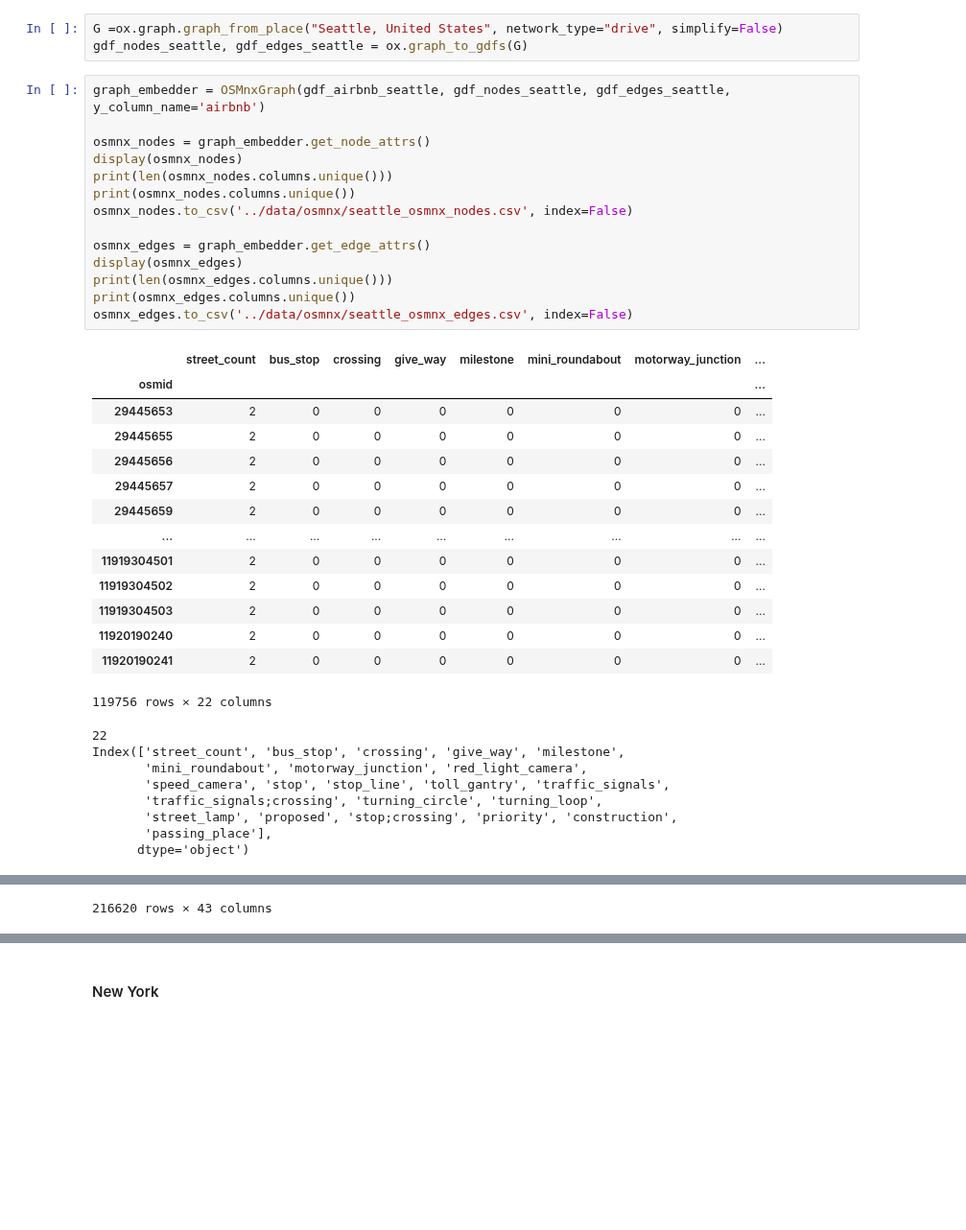
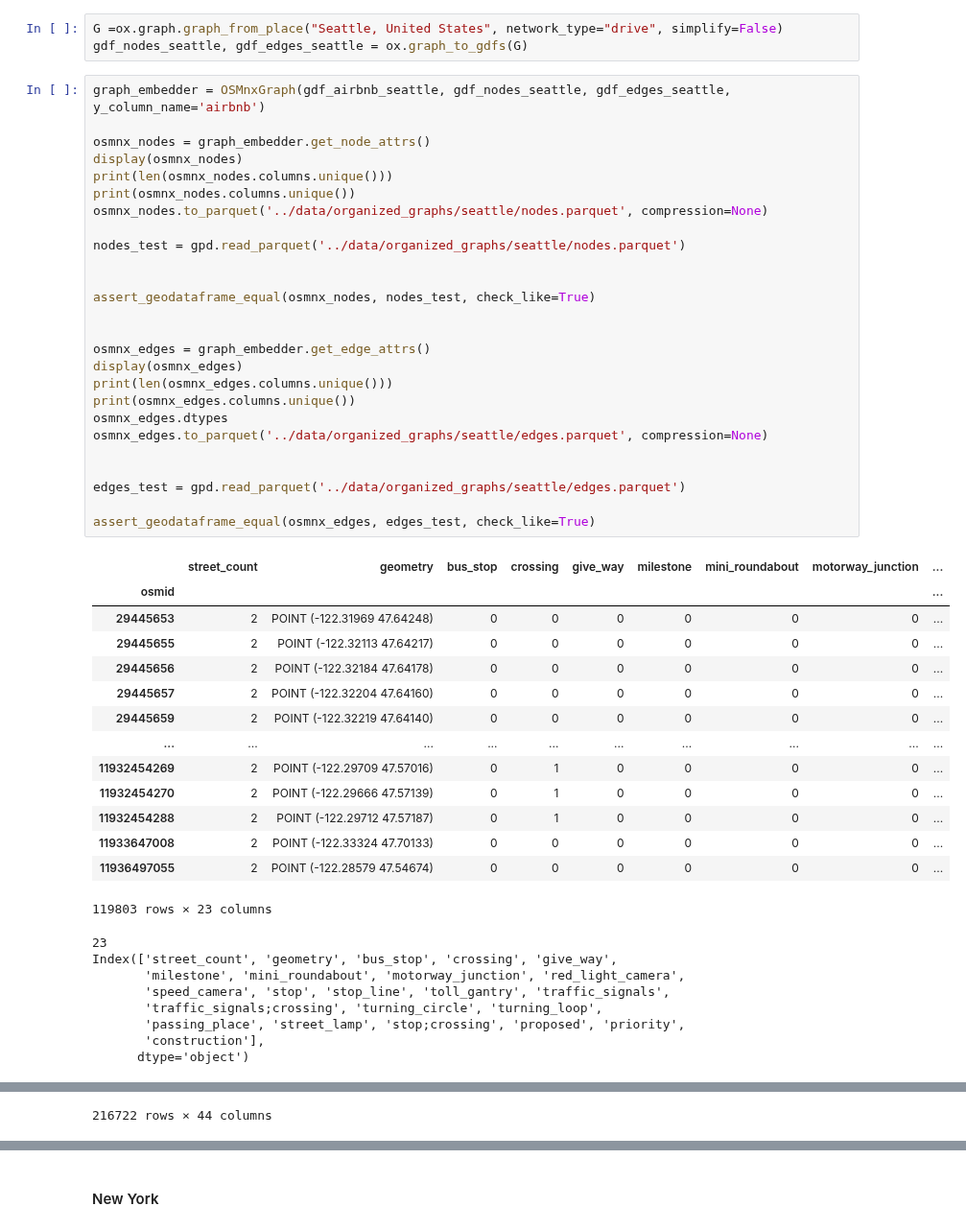
Before and after one commit to StaszekM/gradient, a Jupyter notebook: notebooks/osmnx_attributes.ipynb, the cells around one changed output, grey strips where cells are left out. Shown at 96% size. Drawn from its saved outputs; the diff is of its cells as text; blank space fills up the shorter version.

```diff
--- a/notebooks/osmnx_attributes.ipynb
+++ b/notebooks/osmnx_attributes.ipynb
@@ -78,37 +81,49 @@ gdf_nodes_seattle, gdf_edges_seattle = ox.graph_to_gdfs(G)
 # %%
 graph_embedder = OSMnxGraph(gdf_airbnb_seattle, gdf_nodes_seattle, gdf_edges_seattle, y_column_name='airbnb')
 
 osmnx_nodes = graph_embedder.get_node_attrs()
 display(osmnx_nodes)
 print(len(osmnx_nodes.columns.unique()))
 print(osmnx_nodes.columns.unique())
-osmnx_nodes.to_csv('../data/osmnx/seattle_osmnx_nodes.csv', index=False)
+osmnx_nodes.to_parquet('../data/organized_graphs/seattle/nodes.parquet', compression=None)
+
+nodes_test = gpd.read_parquet('../data/organized_graphs/seattle/nodes.parquet')
+
+
+assert_geodataframe_equal(osmnx_nodes, nodes_test, check_like=True)
+
 
 osmnx_edges = graph_embedder.get_edge_attrs()
 display(osmnx_edges)
 print(len(osmnx_edges.columns.unique()))
 print(osmnx_edges.columns.unique())
-osmnx_edges.to_csv('../data/osmnx/seattle_osmnx_edges.csv', index=False)
+osmnx_edges.dtypes
+osmnx_edges.to_parquet('../data/organized_graphs/seattle/edges.parquet', compression=None)
+
+
+edges_test = gpd.read_parquet('../data/organized_graphs/seattle/edges.parquet')
+
+assert_geodataframe_equal(osmnx_edges, edges_test, check_like=True)
 # %% [output]
-|  | street_count | bus_stop | crossing | give_way | milestone | mini_roundabout | motorway_junction | ... |
-| osmid |  |  |  |  |  |  |  | ... |
-| 29445653 | 2 | 0 | 0 | 0 | 0 | 0 | 0 | ... |
-| 29445655 | 2 | 0 | 0 | 0 | 0 | 0 | 0 | ... |
-| 29445656 | 2 | 0 | 0 | 0 | 0 | 0 | 0 | ... |
-| 29445657 | 2 | 0 | 0 | 0 | 0 | 0 | 0 | ... |
-| 29445659 | 2 | 0 | 0 | 0 | 0 | 0 | 0 | ... |
-| ... | ... | ... | ... | ... | ... | ... | ... | ... |
-| 11919304501 | 2 | 0 | 0 | 0 | 0 | 0 | 0 | ... |
-| 11919304502 | 2 | 0 | 0 | 0 | 0 | 0 | 0 | ... |
-| 11919304503 | 2 | 0 | 0 | 0 | 0 | 0 | 0 | ... |
-| 11920190240 | 2 | 0 | 0 | 0 | 0 | 0 | 0 | ... |
-| 11920190241 | 2 | 0 | 0 | 0 | 0 | 0 | 0 | ... |
+|  | street_count | geometry | bus_stop | crossing | give_way | milestone | mini_roundabout | motorway_junction | ... |
+| osmid |  |  |  |  |  |  |  |  | ... |
+| 29445653 | 2 | POINT (-122.31969 47.64248) | 0 | 0 | 0 | 0 | 0 | 0 | ... |
+| 29445655 | 2 | POINT (-122.32113 47.64217) | 0 | 0 | 0 | 0 | 0 | 0 | ... |
+| 29445656 | 2 | POINT (-122.32184 47.64178) | 0 | 0 | 0 | 0 | 0 | 0 | ... |
+| 29445657 | 2 | POINT (-122.32204 47.64160) | 0 | 0 | 0 | 0 | 0 | 0 | ... |
+| 29445659 | 2 | POINT (-122.32219 47.64140) | 0 | 0 | 0 | 0 | 0 | 0 | ... |
+| ... | ... | ... | ... | ... | ... | ... | ... | ... | ... |
+| 11932454269 | 2 | POINT (-122.29709 47.57016) | 0 | 1 | 0 | 0 | 0 | 0 | ... |
+| 11932454270 | 2 | POINT (-122.29666 47.57139) | 0 | 1 | 0 | 0 | 0 | 0 | ... |
+| 11932454288 | 2 | POINT (-122.29712 47.57187) | 0 | 1 | 0 | 0 | 0 | 0 | ... |
+| 11933647008 | 2 | POINT (-122.33324 47.70133) | 0 | 0 | 0 | 0 | 0 | 0 | ... |
+| 11936497055 | 2 | POINT (-122.28579 47.54674) | 0 | 0 | 0 | 0 | 0 | 0 | ... |
-119756 rows × 22 columns
+119803 rows × 23 columns
-22
-Index(['street_count', 'bus_stop', 'crossing', 'give_way', 'milestone',
-       'mini_roundabout', 'motorway_junction', 'red_light_camera',
+23
+Index(['street_count', 'geometry', 'bus_stop', 'crossing', 'give_way',
+       'milestone', 'mini_roundabout', 'motorway_junction', 'red_light_camera',
        'speed_camera', 'stop', 'stop_line', 'toll_gantry', 'traffic_signals',
        'traffic_signals;crossing', 'turning_circle', 'turning_loop',
-       'street_lamp', 'proposed', 'stop;crossing', 'priority', 'construction',
-       'passing_place'],
+       'passing_place', 'street_lamp', 'stop;crossing', 'proposed', 'priority',
+       'construction'],
       dtype='object')
@@ -128 +143 @@ Index(['street_count', 'bus_stop', 'crossing', 'give_way', 'milestone',
-216620 rows × 43 columns
+216722 rows × 44 columns
```
Also changed, not shown: parts of 7 cells of this notebook, 16 other files.
